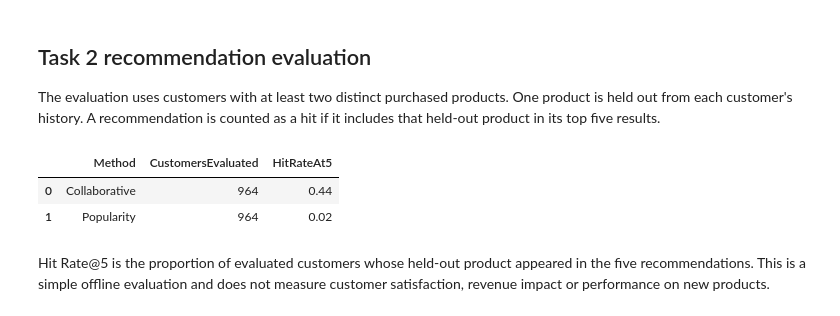
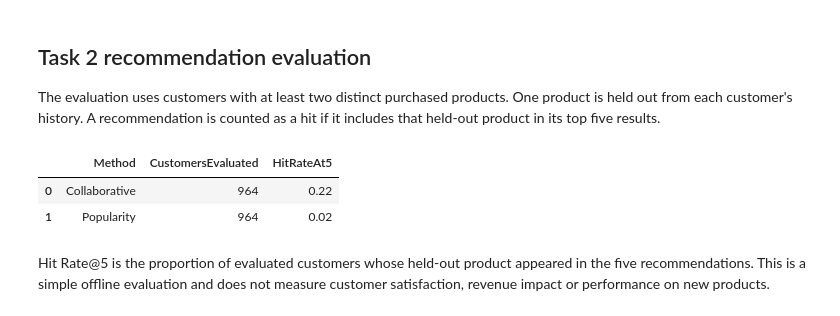
Before and after one commit to PaulaEleni05/CA1-Business-Analytics, a Jupyter notebook: CA1_Analysis.ipynb, the cells around one changed output. Drawn from its saved outputs; the diff is of its cells as text; code cells hidden in the pictures.

Commit message:
Fix category labels and recommendation evaluation

```diff
--- a/CA1_Analysis.ipynb
+++ b/CA1_Analysis.ipynb
@@ -169,6 +169,7 @@ Exact duplicate rows are removed because they repeat the same observation. Missi
 retail_clean = retail.copy()
 customers_clean = customers.copy()
 products_clean = products.copy()
+products_clean['Category'] = products_clean['Category'].str.title()
 transactions_clean = transactions.copy()
 
 duplicate_counts = {
@@ -814,39 +805,57 @@ Popularity recommendations are simple and reliable when purchase history is limi
 
 The evaluation uses customers with at least two distinct purchased products. One product is held out from each customer's history. A recommendation is counted as a hit if it includes that held-out product in its top five results.
 # %%
-def popularity_ids_for_history(purchased_products, n=5):
-    return product_popularity.loc[~product_popularity.index.isin(purchased_products)].head(n).index.tolist()
+## Hold out one product per eligible customer.
+eligible_customers = interaction_matrix.index[interaction_matrix.gt(0).sum(axis=1) >= 2]
+train_matrix = interaction_matrix.copy()
+held_out_products = {}
+for customer_id in eligible_customers:
+    purchased_products = interaction_matrix.loc[customer_id]
+    purchased_products = purchased_products[purchased_products > 0].index.tolist()
+    held_out_product = purchased_products[-1]
+    held_out_products[customer_id] = held_out_product
+    train_matrix.loc[customer_id, held_out_product] = 0
 
-def collaborative_ids_for_history(purchased_products, n=5):
-    candidate_scores = pd.Series(0.0, index=interaction_matrix.columns)
+# Build both popularity and item similarity from training data only.
+train_product_popularity = train_matrix.sum(axis=0).sort_values(ascending=False)
+train_item_similarity = pd.DataFrame(
+    cosine_similarity(train_matrix.T),
+    index=train_matrix.columns,
+    columns=train_matrix.columns,
+)
+
+def holdout_popularity_recommendations(customer_id, n=5):
+    purchased_products = train_matrix.loc[customer_id]
+    purchased_products = purchased_products[purchased_products > 0].index
+    return train_product_popularity.loc[~train_product_popularity.index.isin(purchased_products)].head(n).index.tolist()
+
+def holdout_collaborative_recommendations(customer_id, n=5):
+    customer_history = train_matrix.loc[customer_id]
+    purchased_products = customer_history[customer_history > 0].index.tolist()
+    candidate_scores = pd.Series(0.0, index=train_matrix.columns)
     for product_id in purchased_products:
-        candidate_scores = candidate_scores.add(item_similarity[product_id], fill_value=0)
+        candidate_scores = candidate_scores.add(train_item_similarity[product_id] * customer_history[product_id], fill_value=0)
     candidate_scores = candidate_scores.drop(labels=purchased_products, errors='ignore')
     return candidate_scores.sort_values(ascending=False).head(n).index.tolist()
 
 evaluation_rows = []
-for customer_id, customer_history in interaction_matrix.iterrows():
-    purchased = customer_history[customer_history > 0].index.tolist()
-    if len(purchased) < 2:
-        continue
-    held_out_product = purchased[-1]
-    training_products = purchased[:-1]
-    popularity_ids = popularity_ids_for_history(training_products)
-    collaborative_ids = collaborative_ids_for_history(training_products)
+for customer_id, held_out_product in held_out_products.items():
+    popularity_ids = holdout_popularity_recommendations(customer_id)
+    collaborative_ids = holdout_collaborative_recommendations(customer_id)
     evaluation_rows.extend([
         {'CustomerID': customer_id, 'Method': 'Popularity', 'HeldOutProduct': held_out_product, 'Hit@5': int(held_out_product in popularity_ids)},
         {'CustomerID': customer_id, 'Method': 'Collaborative', 'HeldOutProduct': held_out_product, 'Hit@5': int(held_out_product in collaborative_ids)},
     ])
 
 evaluation_results = pd.DataFrame(evaluation_rows)
 evaluation_summary = evaluation_results.groupby('Method').agg(
     CustomersEvaluated=('CustomerID', 'nunique'),
     HitRateAt5=('Hit@5', 'mean'),
 ).reset_index()
 display(evaluation_summary)
 # %% [output]
 |  | Method | CustomersEvaluated | HitRateAt5 |
-| 0 | Collaborative | 964 | 0.44 |
+| 0 | Collaborative | 964 | 0.22 |
 | 1 | Popularity | 964 | 0.02 |
 # %% [markdown]
 Hit Rate@5 is the proportion of evaluated customers whose held-out product appeared in the five recommendations. This is a simple offline evaluation and does not measure customer satisfaction, revenue impact or performance on new products.
```
Also changed, not shown: parts of 4 cells of this notebook.
